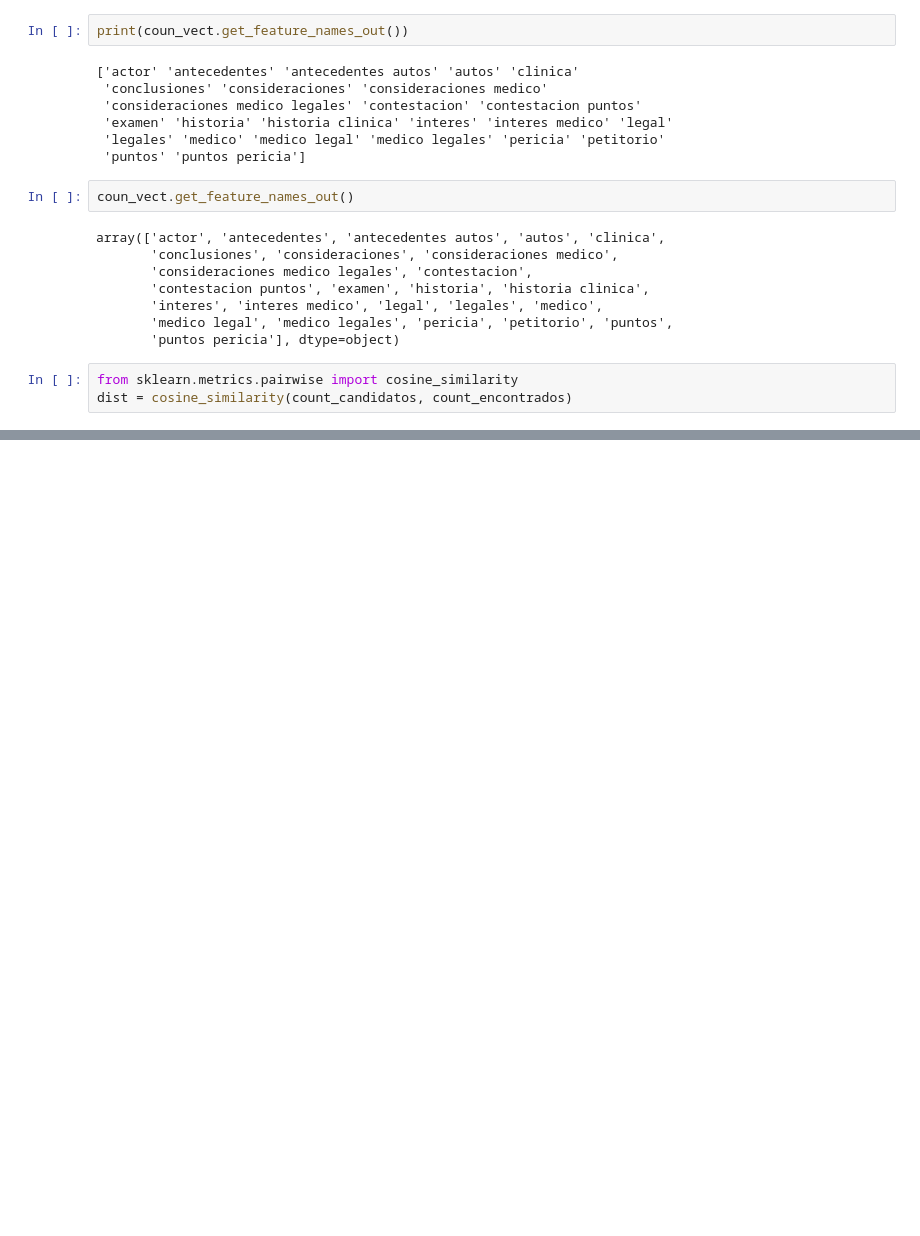
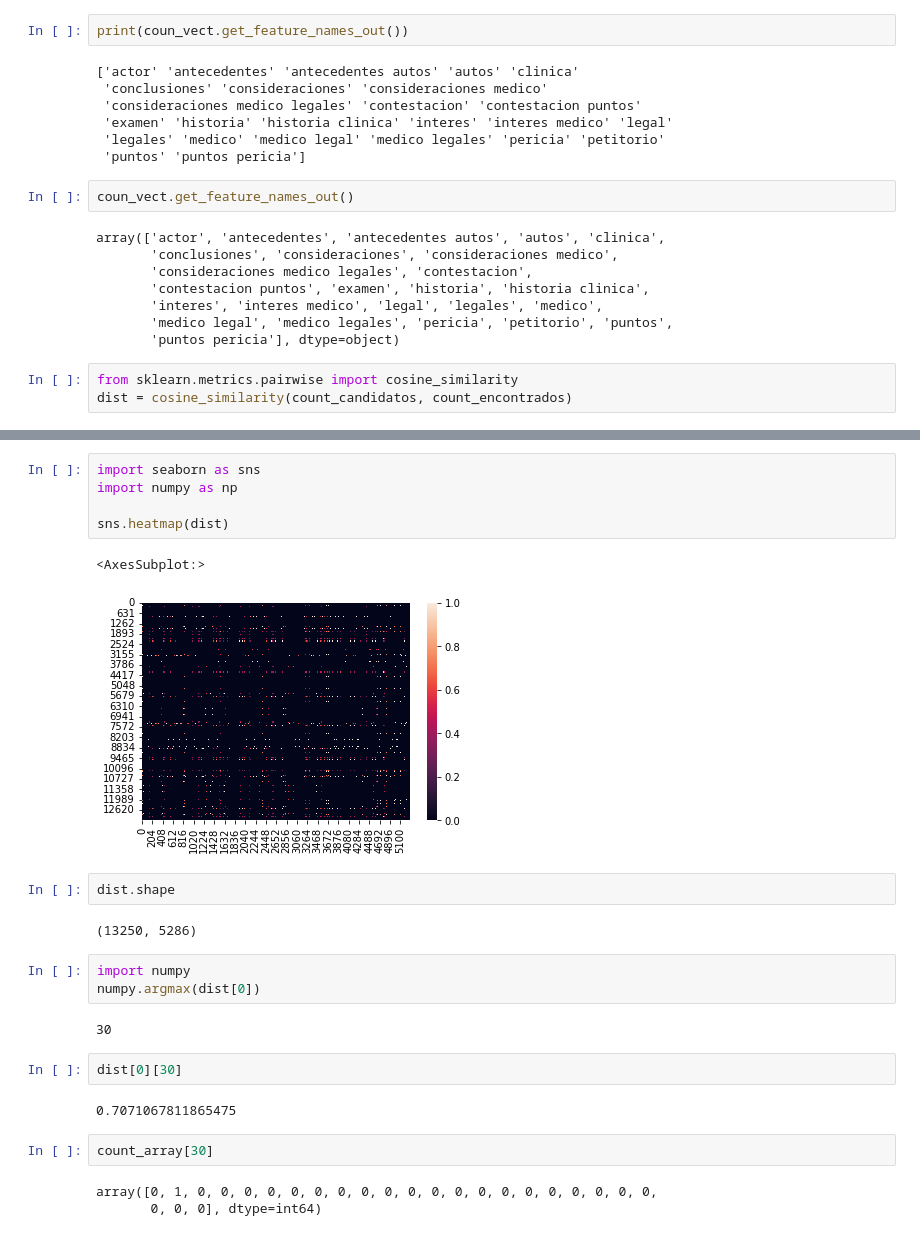
Before and after one commit to gaston411/Mi-Proyecto, a Jupyter notebook: tf-idf-prueba.ipynb, the cells around one changed output, grey strips where cells are left out. Cells and saved outputs as stored; diff of their text form; blank space fills up the shorter version.

```diff
--- a/tf-idf-prueba.ipynb
+++ b/tf-idf-prueba.ipynb
@@ -212,0 +219,26 @@ df_candidatoEncontrado = pd.DataFrame(candidatoEncontrado, columns=['id','titulo
+# %%
+import seaborn as sns
+import numpy as np
+
+sns.heatmap(dist)
+# %% [output]
+<AxesSubplot:>
+[figure, added]
+# %%
+dist.shape
+# %% [output]
+(13250, 5286)
+# %%
+import numpy
+numpy.argmax(dist[0])
+# %% [output]
+30
+# %%
+dist[0][30]
+# %% [output]
+0.7071067811865475
+# %%
+count_array[30]
+# %% [output]
+array([0, 1, 0, 0, 0, 0, 0, 0, 0, 0, 0, 0, 0, 0, 0, 0, 0, 0, 0, 0, 0, 0,
+       0, 0, 0], dtype=int64)
```
Also changed, not shown: parts of 28 cells of this notebook.
